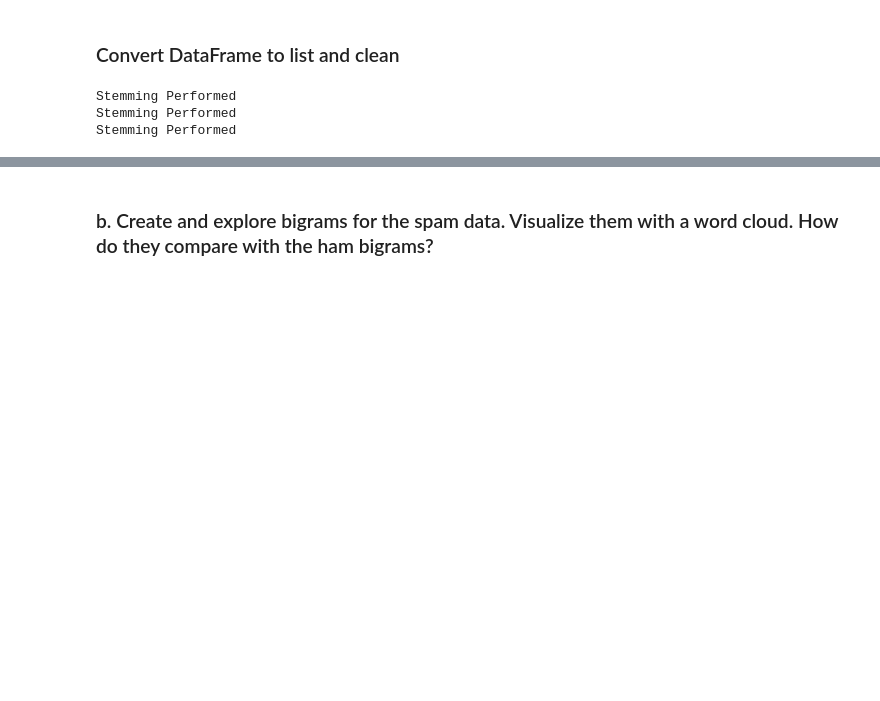
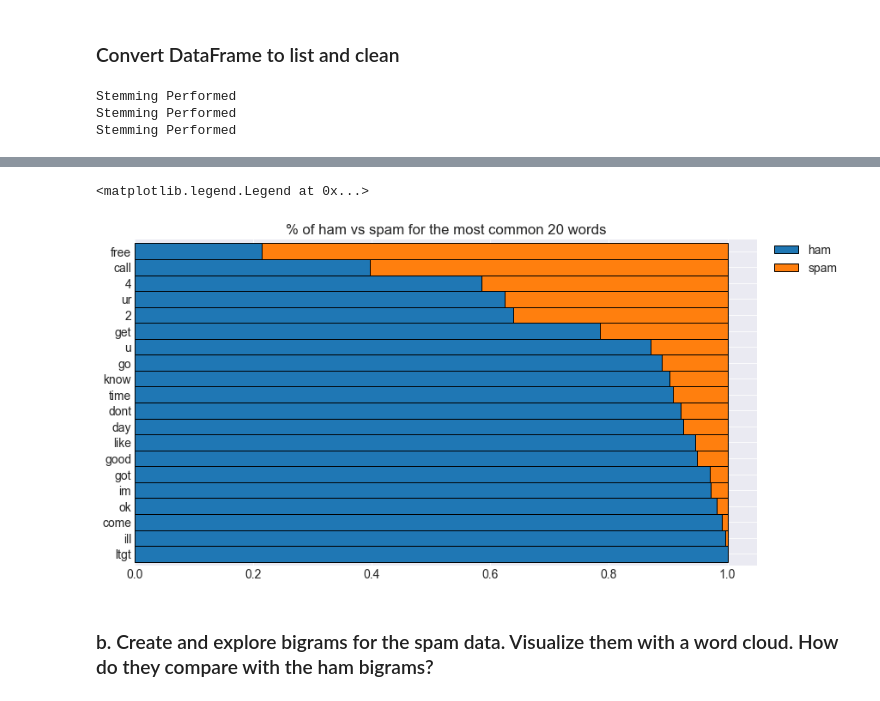
Before and after one commit to QMCBT-JustinEvans/natural-language-processing-exercises, a Jupyter notebook: explore.ipynb, the cells around one changed output, grey strips where cells are left out. Drawn from its saved outputs; the diff is of its cells as text; code cells hidden in the pictures; blank space fills up the shorter version.

```diff
--- a/explore.ipynb
+++ b/explore.ipynb
@@ -156,2 +289,18 @@ ham_words
+# %%
+## visually compare ham and spam by the top 20 most frequent words
+plt.rc('font', size=14)
+
+(word_counts.sort_values('all', ascending=False)
+ .head(20)
+ .apply(lambda row: row/row['all'], axis = 1)
+ .drop(columns = 'all')
+ .sort_values(by = 'spam')
+ .plot.barh(stacked = True, width = 1, ec = 'k', legend=False)
+)
+plt.title('% of ham vs spam for the most common 20 words')
+plt.legend(bbox_to_anchor=(1.02, 1), loc='upper left', borderaxespad=0)
+# %% [output]
+<matplotlib.legend.Legend at 0x...>
+[figure, added]
 # %% [markdown]
 ### b. Create and explore bigrams for the spam data. Visualize them with a word cloud. How do they compare with the ham bigrams?
```
Also changed, not shown: parts of 62 cells of this notebook.
